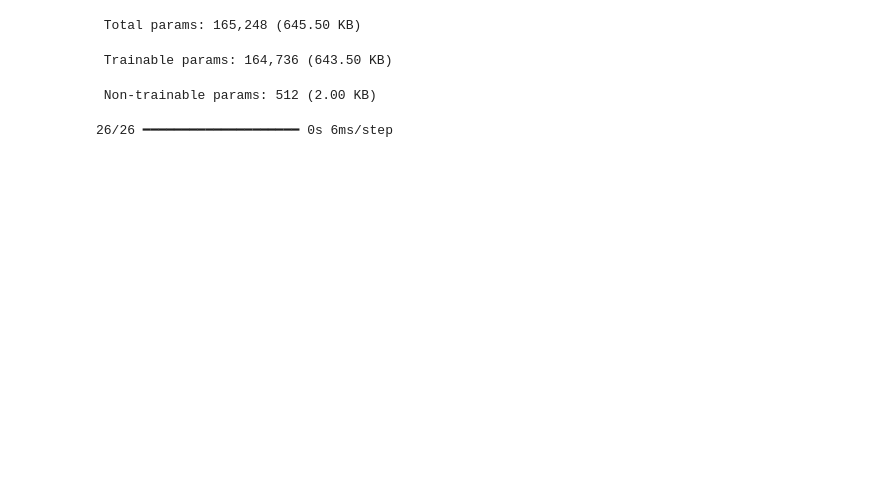
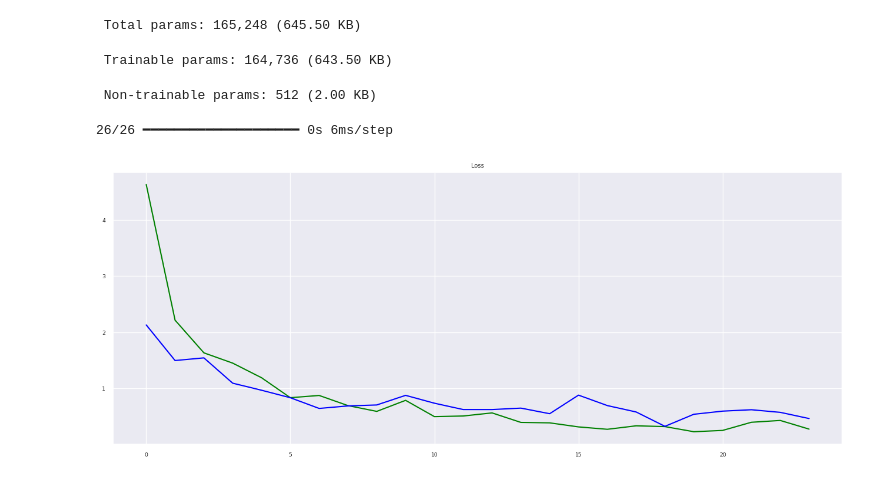
Before and after one commit to olile11/orion, a Jupyter notebook: src/notebook/main_snn.ipynb, the cells around one changed output. Cells and saved outputs as stored; diff of their text form; code cells hidden in the pictures; blank space fills up the shorter version.

```diff
--- a/src/notebook/main_snn.ipynb
+++ b/src/notebook/main_snn.ipynb
@@ -296,6 +296,16 @@ def plot_similarity(labels, features, rotation):
 def run_plot(text):
   text_embeds = base_model.predict(get_embed(text).numpy())
   plot_similarity(text, text_embeds, 90)
+# %%
+def plot_summary(histories):
+    plt.figure(figsize=(16, 6))
+    plt.title('Loss')
+    plt.plot(histories.history['loss'], color='green', label='train')
+    plt.plot(histories.history['val_loss'], color='blue', label='test')
+
+plot_summary(histories)
+# %% [output]
+[figure, added]
 # %%
 run_plot(test.loc[:10, 'name'].tolist())
 # %% [output]
```
Also changed, not shown: parts of 4 cells of this notebook.
